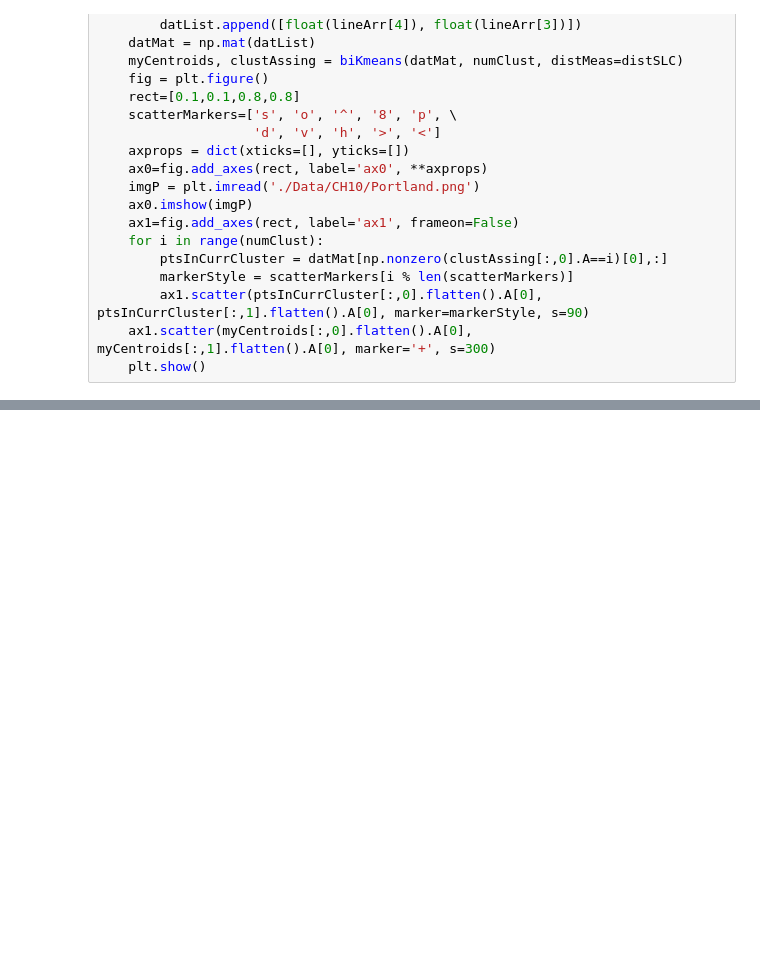
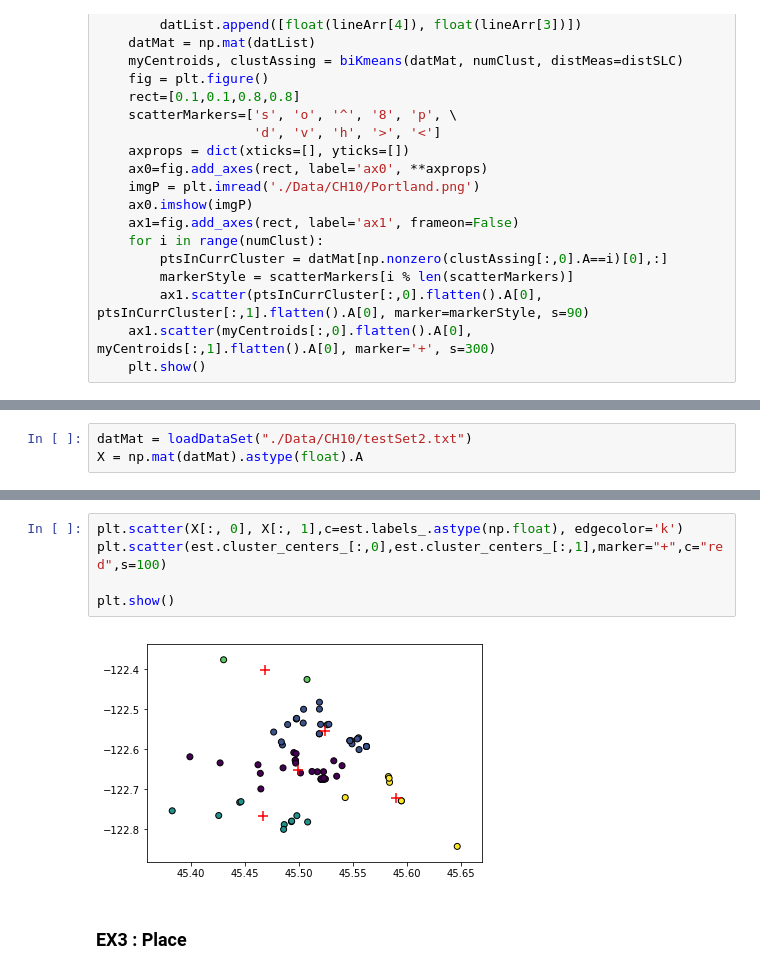
Before and after one commit to SmirkCao/MLiA, a Jupyter notebook: CH10 K-means.ipynb, the cells around one changed output, grey strips where cells are left out. Saved outputs shown, nothing was run; the diff lists cells and outputs as text; blank space fills up the shorter version.

```diff
--- a/CH10 K-means.ipynb
+++ b/CH10 K-means.ipynb
@@ -305,0 +341,3 @@ the len of bestClustAss is:  33
+# %%
+datMat = loadDataSet("./Data/CH10/testSet2.txt")
+X = np.mat(datMat).astype(float).A
@@ -305,0 +352,9 @@ the len of bestClustAss is:  33
+# %%
+plt.scatter(X[:, 0], X[:, 1],c=est.labels_.astype(np.float), edgecolor='k')
+plt.scatter(est.cluster_centers_[:,0],est.cluster_centers_[:,1],marker="+",c="red",s=100)
+
+plt.show()
+# %% [output]
+[figure, added]
+# %% [markdown]
+### EX3 :  Place
```
Also changed, not shown: parts of 34 cells of this notebook.
